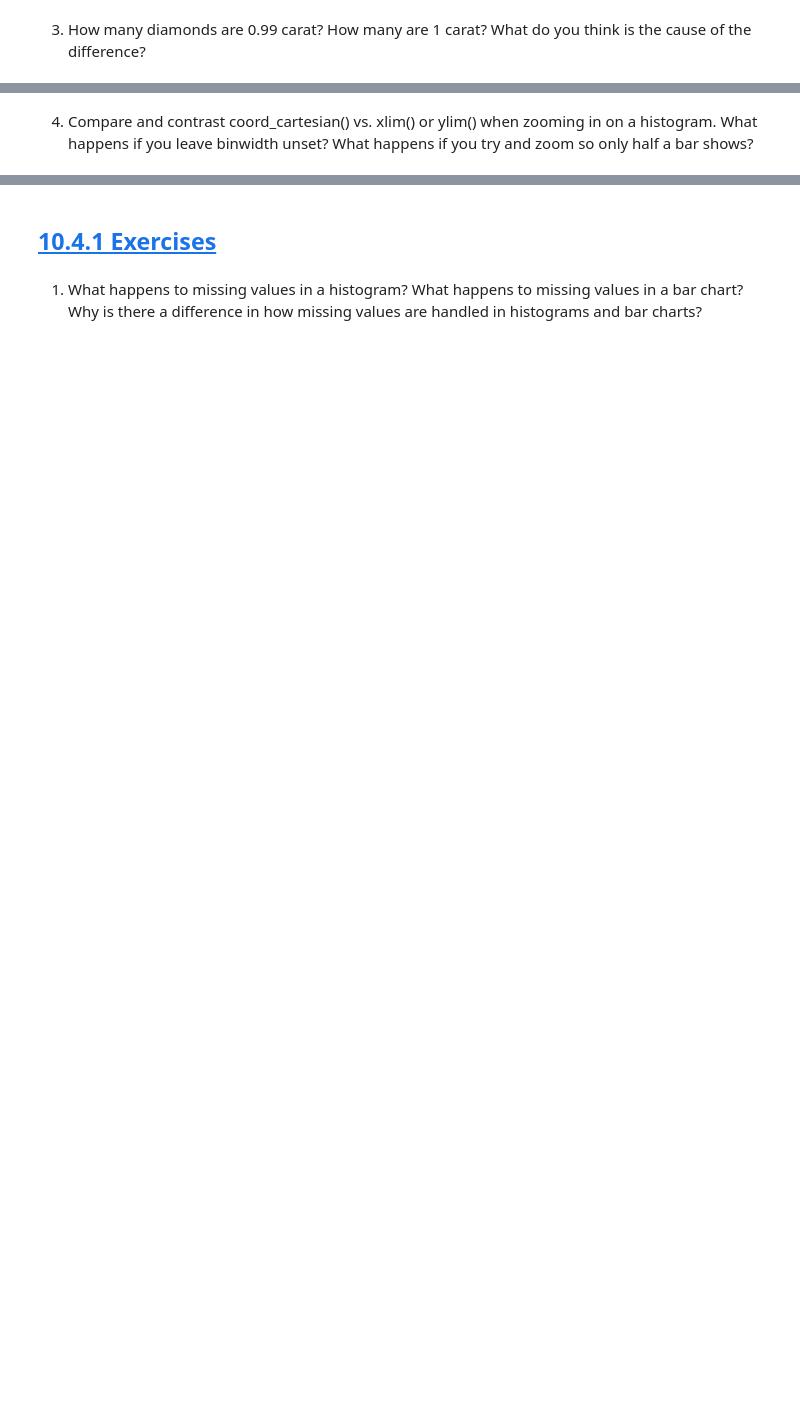
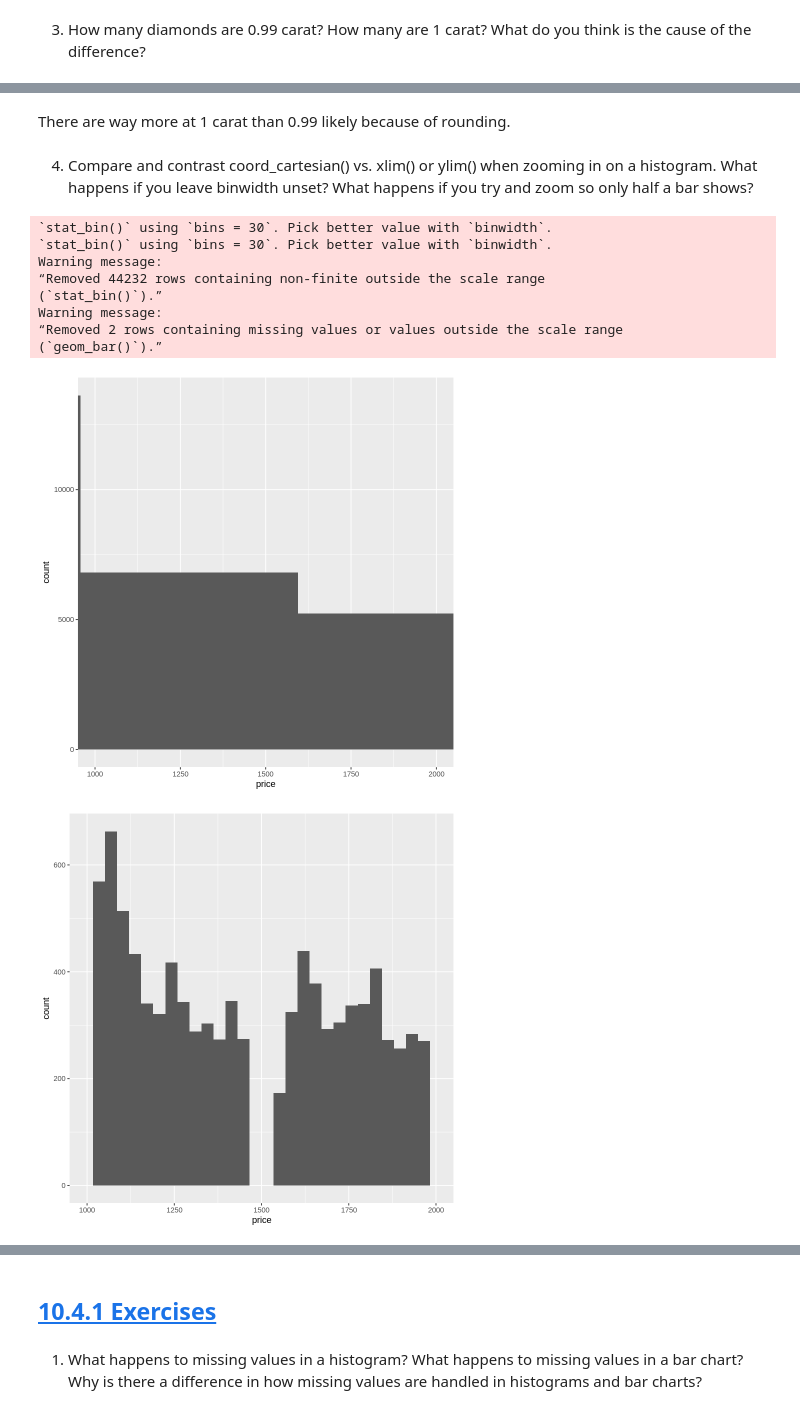
Before and after one commit to Brandy-Corwin/R-for-DS-exercises, a Jupyter notebook: Week_5_Assignments.ipynb, the cells around one changed output, grey strips where cells are left out. Cells and saved outputs as stored; diff of their text form; code cells hidden in the pictures; blank space fills up the shorter version.

```diff
--- a/Week_5_Assignments.ipynb
+++ b/Week_5_Assignments.ipynb
@@ -370,2 +408,23 @@ ggplot(data = mpg, mapping = aes(x = cty, y = hwy)) +
+# %% [markdown]
+There are way more at 1 carat than 0.99 likely because of rounding.
 # %% [markdown]
 4. Compare and contrast coord_cartesian() vs. xlim() or ylim() when zooming in on a histogram. What happens if you leave binwidth unset? What happens if you try and zoom so only half a bar shows?
+# %%
+ggplot(diamonds, aes(x = price)) +
+  geom_histogram() +
+  coord_cartesian(xlim = c(1000, 2000))
+
+ggplot(diamonds, aes(x = price)) +
+  geom_histogram() +
+  xlim(1000, 2000)
+# %% [output]
+`stat_bin()` using `bins = 30`. Pick better value with `binwidth`.
+`stat_bin()` using `bins = 30`. Pick better value with `binwidth`.
+Warning message:
+“Removed 44232 rows containing non-finite outside the scale range
+(`stat_bin()`).”
+Warning message:
+“Removed 2 rows containing missing values or values outside the scale range
+(`geom_bar()`).”
+[figure, added]
+[figure, added]
```
Also changed, not shown: parts of 9 cells of this notebook.
